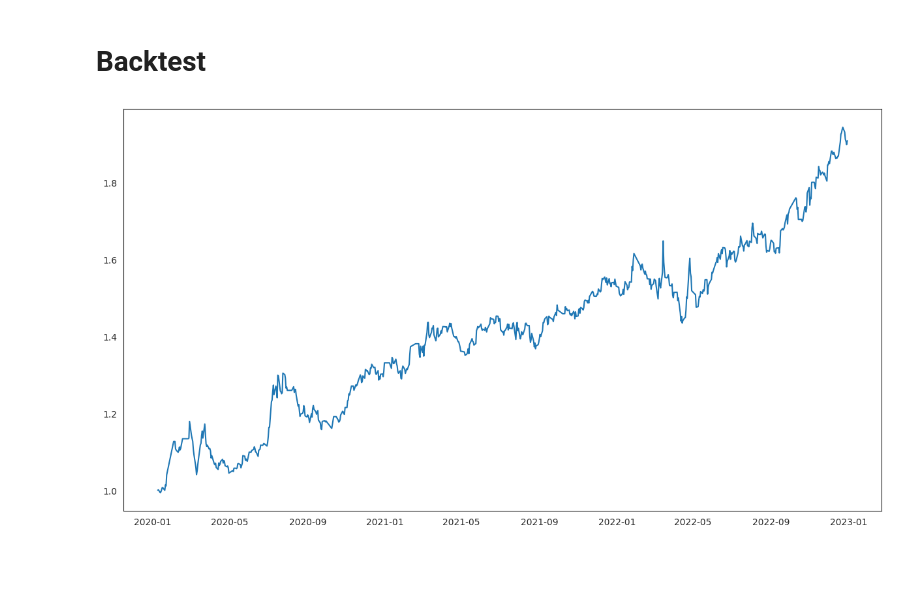
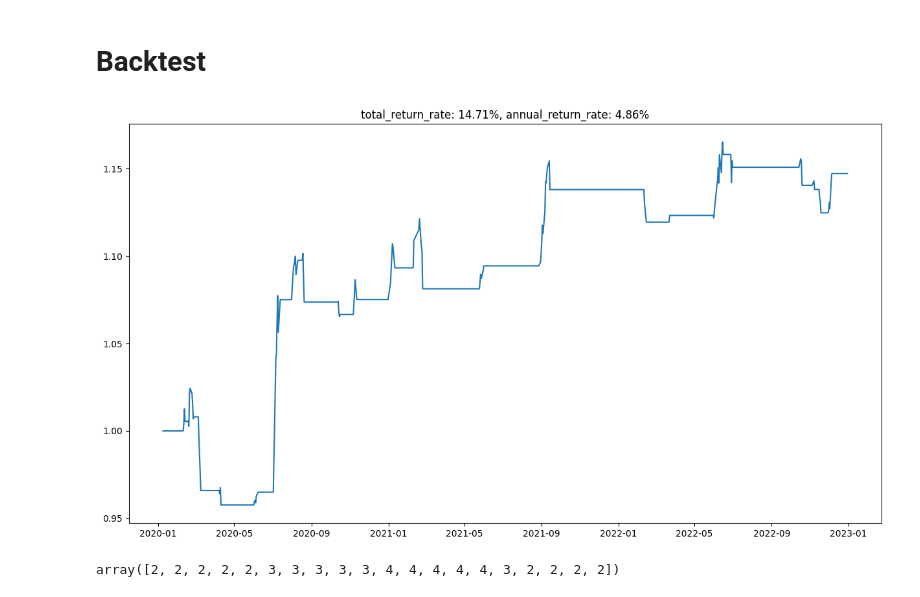
Before and after one commit to daniel620/DRL-for-QT, a Jupyter notebook: model/RL_HMM_2.ipynb, the cells around one changed output. Drawn from its saved outputs; the diff is of its cells as text; code cells hidden in the pictures; blank space fills up the shorter version.

```diff
--- a/model/RL_HMM_2.ipynb
+++ b/model/RL_HMM_2.ipynb
@@ -130,15 +138,31 @@ plt.show()
 # %% [markdown]
 # Backtest
 # %%
-templist = np.array(templist).argsort()
-long = (hidden_states == templist[-1]) + (hidden_states == templist[-2])  # 买入
-short = (hidden_states == templist[0]) + (hidden_states == templist[1])  # 卖出
+# long = (hidden_states == templist[-1]) + (hidden_states == templist[-2])  # 买入
+# short = (hidden_states == templist[0]) + (hidden_states == templist[1])  # 卖出
+
+long = (hidden_states == 4) + (hidden_states == 1)  # 买入
+short = (hidden_states == 3) + (hidden_states == 5)  # 卖出
+
 long = np.append(0, long[:-1])
 short = np.append(0, short[:-1])
 
 plt.figure(figsize=(15, 8))
-res['ret'] = series.multiply(long) - series.multiply(short)
+# res['ret'] = series.multiply(long) - series.multiply(short)
+res['ret'] = series.multiply(long)
 plt.plot_date(Date, np.exp(res['ret'].cumsum()), '-')
+
+total_return_rate = np.exp(res['ret'].cumsum())[-1] - 1
+annual_return_rate = (1 + total_return_rate) ** (250 / len(res)) - 1
+
+plt.title('total_return_rate: %.2f%%, annual_return_rate: %.2f%%' % (total_return_rate * 100, annual_return_rate * 100))
+
+plt.savefig('../result/SEE_RL_HMM_Result.png')
+
 plt.show()
 # %% [output]
-[figure, old version]
+[figure, new version]
+# %%
+hidden_states[-20:]
+# %% [output]
+array([2, 2, 2, 2, 2, 3, 3, 3, 3, 3, 4, 4, 4, 4, 4, 3, 2, 2, 2, 2])
```
Also changed, not shown: parts of 13 cells of this notebook, 4 other files.
